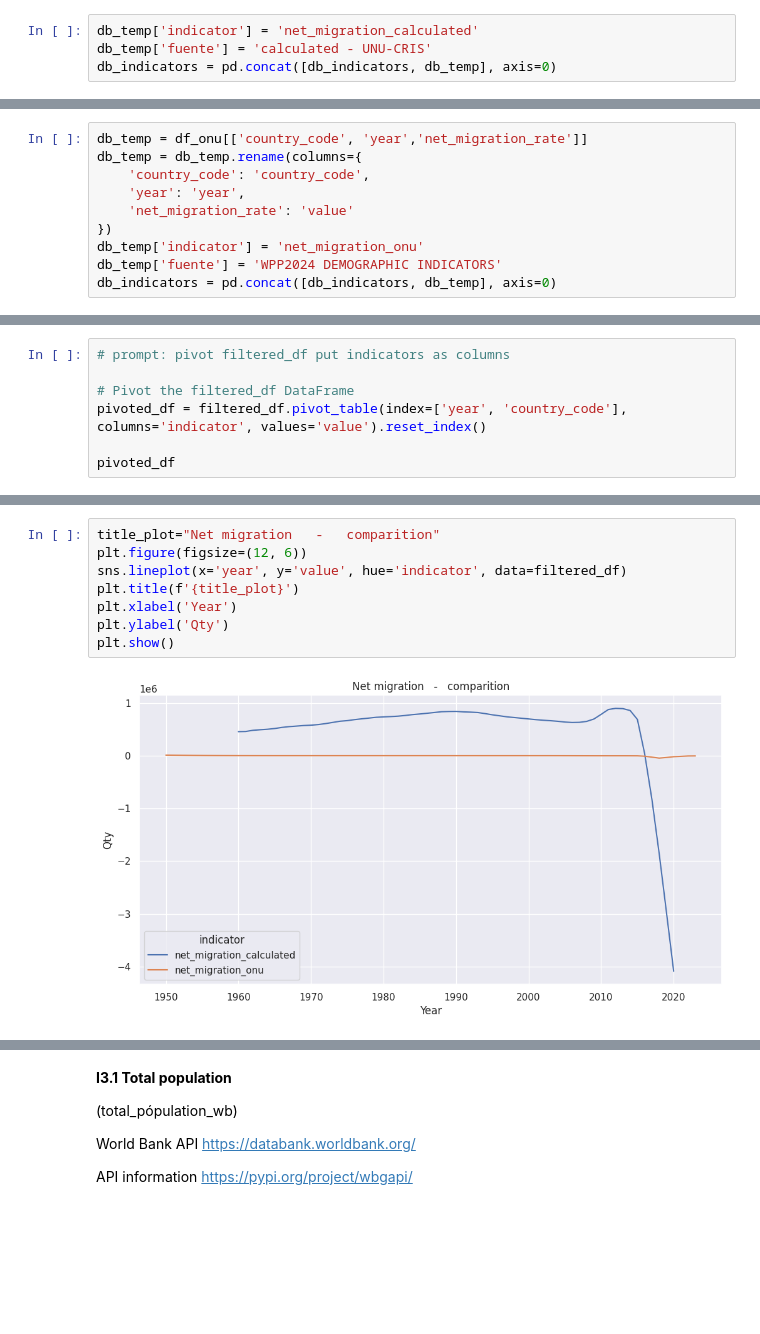
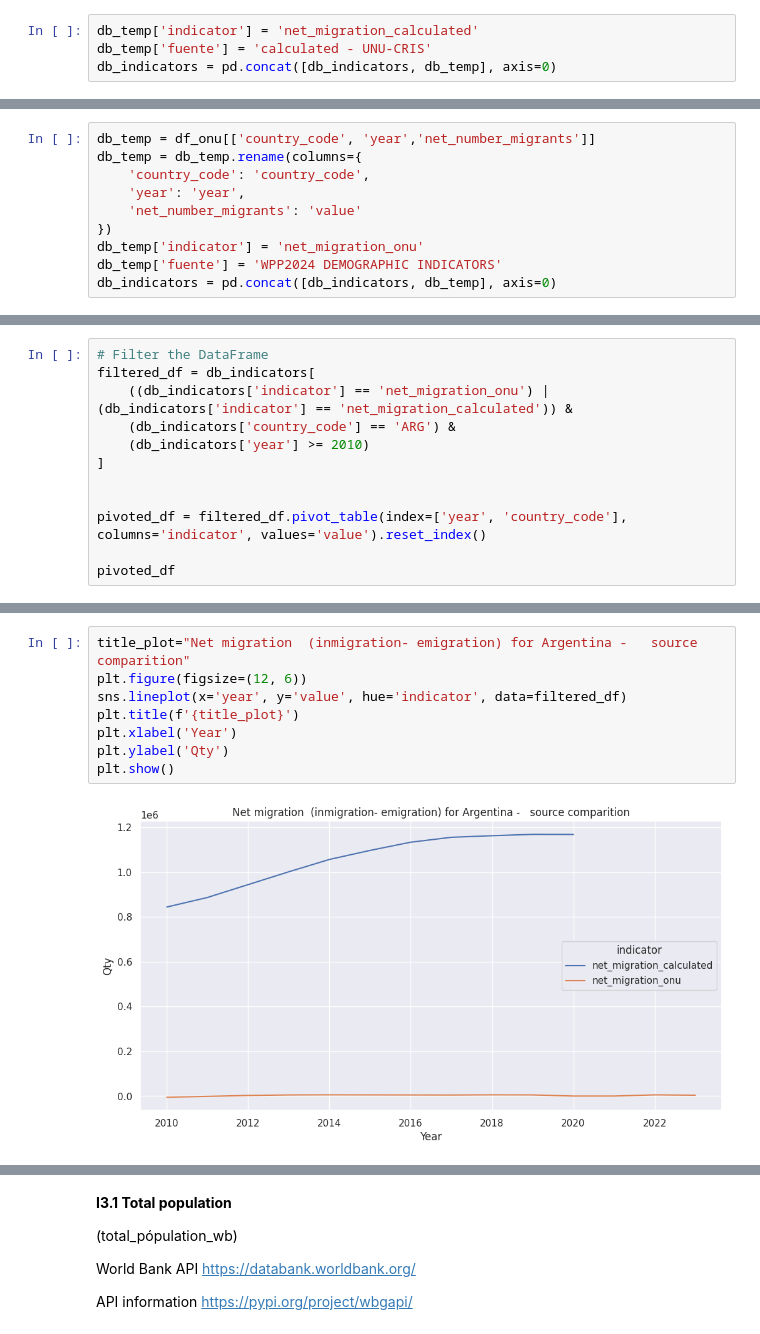
Before and after one commit to natdebandi/migmobs_exploratory, a Jupyter notebook: dataset_construction_v3.ipynb, the cells around one changed output, grey strips where cells are left out. Cells and saved outputs as stored; diff of their text form; blank space fills up the shorter version.

```diff
--- a/dataset_construction_v3.ipynb
+++ b/dataset_construction_v3.ipynb
@@ -895,9 +887,9 @@ print(df_onu.head())
 # %%
-db_temp = df_onu[['country_code', 'year','net_migration_rate']]
+db_temp = df_onu[['country_code', 'year','net_number_migrants']]
 db_temp = db_temp.rename(columns={
     'country_code': 'country_code',
     'year': 'year',
-    'net_migration_rate': 'value'
+    'net_number_migrants': 'value'
 })
 db_temp['indicator'] = 'net_migration_onu'
 db_temp['fuente'] = 'WPP2024 DEMOGRAPHIC INDICATORS'
@@ -937,7 +945,12 @@ filtered_df
 # %%
-# prompt: pivot filtered_df put indicators as columns
+# Filter the DataFrame
+filtered_df = db_indicators[
+    ((db_indicators['indicator'] == 'net_migration_onu') | (db_indicators['indicator'] == 'net_migration_calculated')) &
+    (db_indicators['country_code'] == 'ARG') &
+    (db_indicators['year'] >= 2010)
+]
 
-# Pivot the filtered_df DataFrame
+
 pivoted_df = filtered_df.pivot_table(index=['year', 'country_code'], columns='indicator', values='value').reset_index()
 
 pivoted_df
@@ -958,10 +973,10 @@ pivoted_df
 # %%
-title_plot="Net migration   -   comparition"
+title_plot="Net migration  (inmigration- emigration) for Argentina -   source comparition"
 plt.figure(figsize=(12, 6))
 sns.lineplot(x='year', y='value', hue='indicator', data=filtered_df)
 plt.title(f'{title_plot}')
 plt.xlabel('Year')
 plt.ylabel('Qty')
 plt.show()
 # %% [output]
-[figure, old version]
+[figure, new version]
```
Also changed, not shown: parts of 34 cells of this notebook.
